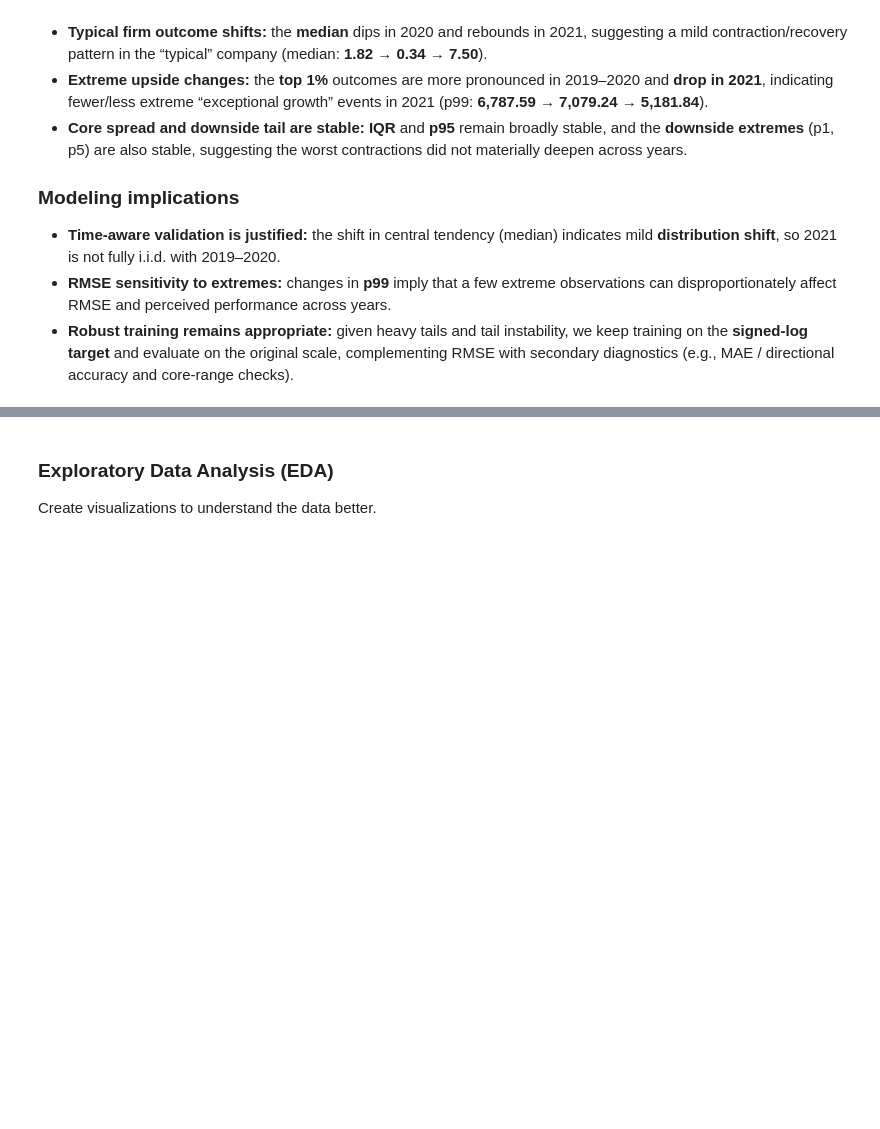
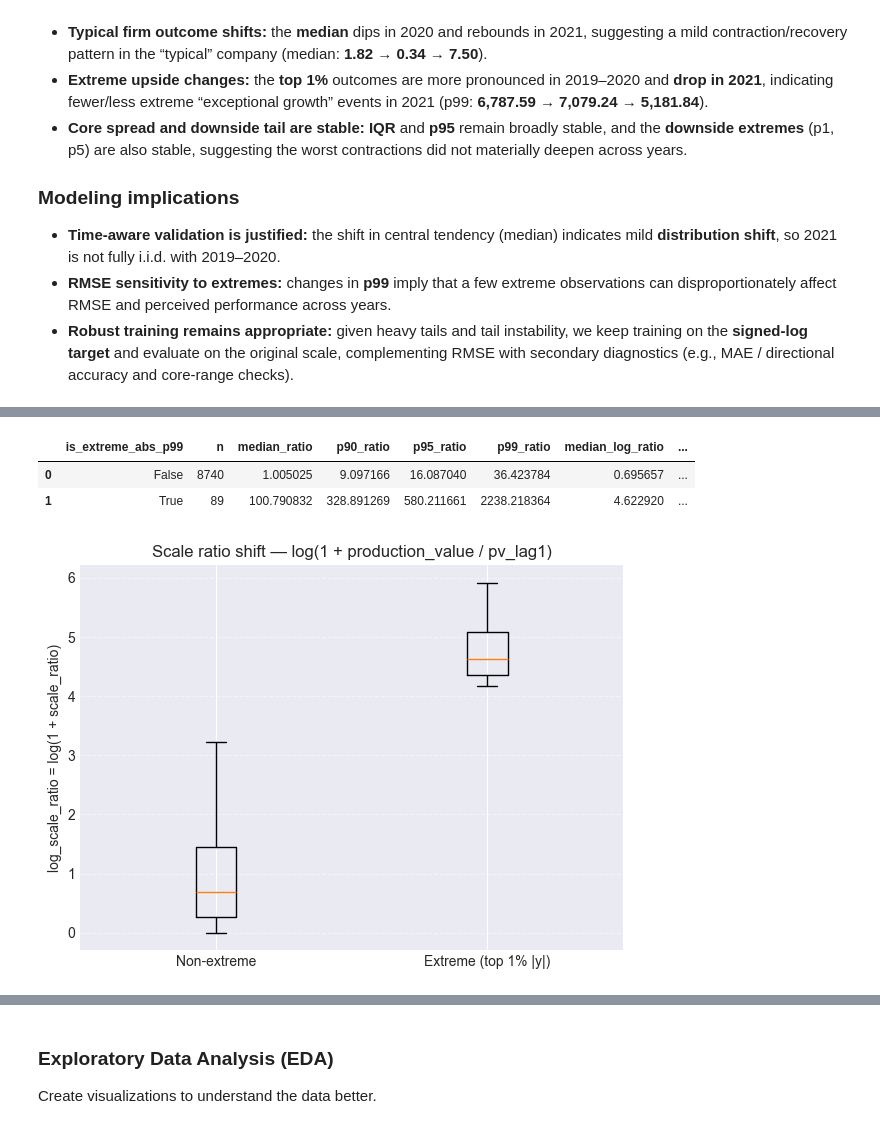
Before and after one commit to MoriondoTommaso/italian-financial-challenge, a Jupyter notebook: notebooks/Final.ipynb, the cells around one changed output, grey strips where cells are left out. Saved outputs shown, nothing was run; the diff lists cells and outputs as text; code cells hidden in the pictures; blank space fills up the shorter version.

```diff
--- a/notebooks/Final.ipynb
+++ b/notebooks/Final.ipynb
@@ -718,0 +824,44 @@ plt.show()
+# %%
+
+tmp3 = tmp2.copy()
+
+# 1) scale ratio (avoid any potential numerical issues)
+tmp3 = tmp3[(tmp3["pv_lag1"] > 0) & (tmp3["production_value"] > 0)].copy()
+tmp3["scale_ratio"] = tmp3["production_value"] / tmp3["pv_lag1"]
+tmp3["log_scale_ratio"] = np.log1p(tmp3["scale_ratio"])
+
+# 2) summary by extreme flag
+ratio_summary = (
+    tmp3.groupby("is_extreme_abs_p99")[["scale_ratio", "log_scale_ratio"]]
+        .agg(
+            n=("scale_ratio", "count"),
+            median_ratio=("scale_ratio", "median"),
+            p90_ratio=("scale_ratio", lambda s: s.quantile(0.90)),
+            p95_ratio=("scale_ratio", lambda s: s.quantile(0.95)),
+            p99_ratio=("scale_ratio", lambda s: s.quantile(0.99)),
+            median_log_ratio=("log_scale_ratio", "median"),
+            p95_log_ratio=("log_scale_ratio", lambda s: s.quantile(0.95)),
+        )
+        .reset_index()
+)
+
+ratio_summary
+# %% [output]
+|  | is_extreme_abs_p99 | n | median_ratio | p90_ratio | p95_ratio | p99_ratio | median_log_ratio | ... |
+| 0 | False | 8740 | 1.005025 | 9.097166 | 16.087040 | 36.423784 | 0.695657 | ... |
+| 1 | True | 89 | 100.790832 | 328.891269 | 580.211661 | 2238.218364 | 4.622920 | ... |
+# %%
+import matplotlib.pyplot as plt
+
+# due gruppi
+g0 = tmp3.loc[~tmp3["is_extreme_abs_p99"], "log_scale_ratio"]
+g1 = tmp3.loc[tmp3["is_extreme_abs_p99"], "log_scale_ratio"]
+
+plt.figure(figsize=(7,5))
+plt.boxplot([g0, g1], labels=["Non-extreme", "Extreme (top 1% |y|)"], showfliers=False)
+plt.title("Scale ratio shift — log(1 + production_value / pv_lag1)")
+plt.ylabel("log_scale_ratio = log(1 + scale_ratio)")
+plt.grid(True, axis="y", linestyle="--", alpha=0.5)
+plt.show()
+# %% [output]
+[figure, added]
```
Also changed, not shown: parts of 7 cells of this notebook.
